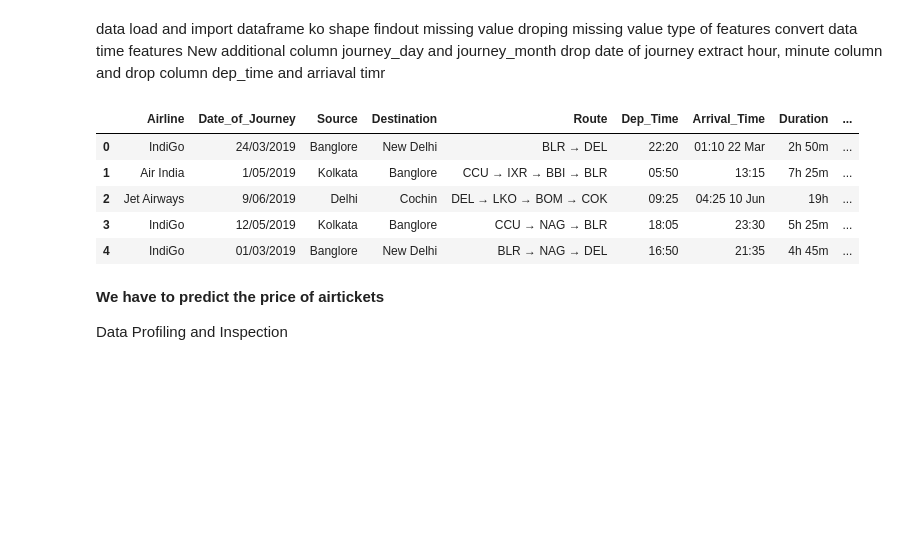
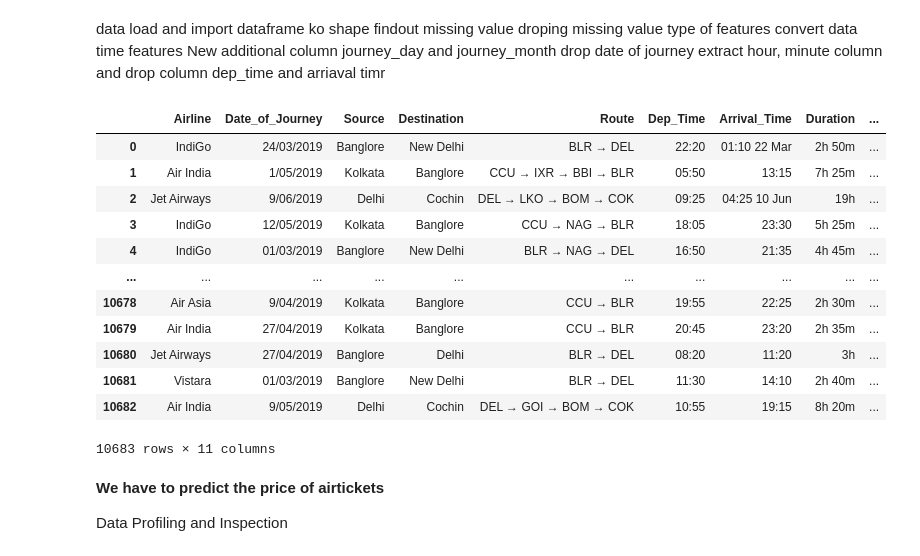
Before and after one commit to bhandariarun/KMC, a Jupyter notebook: week7/day_02/Price_Predictions.ipynb, the cells around one changed output. Drawn from its saved outputs; the diff is of its cells as text; code cells hidden in the pictures; blank space fills up the shorter version.

```diff
--- a/week7/day_02/Price_Predictions.ipynb
+++ b/week7/day_02/Price_Predictions.ipynb
@@ -12,14 +12,21 @@ extract hour, minute column and drop column dep_time and arriaval timr
 import pandas as pd
 # %%
 df = pd.read_excel('Data_Train.xlsx')
-df.head()
+df
 # %% [output]
 |  | Airline | Date_of_Journey | Source | Destination | Route | Dep_Time | Arrival_Time | Duration | ... |
 | 0 | IndiGo | 24/03/2019 | Banglore | New Delhi | BLR → DEL | 22:20 | 01:10 22 Mar | 2h 50m | ... |
 | 1 | Air India | 1/05/2019 | Kolkata | Banglore | CCU → IXR → BBI → BLR | 05:50 | 13:15 | 7h 25m | ... |
 | 2 | Jet Airways | 9/06/2019 | Delhi | Cochin | DEL → LKO → BOM → COK | 09:25 | 04:25 10 Jun | 19h | ... |
 | 3 | IndiGo | 12/05/2019 | Kolkata | Banglore | CCU → NAG → BLR | 18:05 | 23:30 | 5h 25m | ... |
 | 4 | IndiGo | 01/03/2019 | Banglore | New Delhi | BLR → NAG → DEL | 16:50 | 21:35 | 4h 45m | ... |
+| ... | ... | ... | ... | ... | ... | ... | ... | ... | ... |
+| 10678 | Air Asia | 9/04/2019 | Kolkata | Banglore | CCU → BLR | 19:55 | 22:25 | 2h 30m | ... |
+| 10679 | Air India | 27/04/2019 | Kolkata | Banglore | CCU → BLR | 20:45 | 23:20 | 2h 35m | ... |
+| 10680 | Jet Airways | 27/04/2019 | Banglore | Delhi | BLR → DEL | 08:20 | 11:20 | 3h | ... |
+| 10681 | Vistara | 01/03/2019 | Banglore | New Delhi | BLR → DEL | 11:30 | 14:10 | 2h 40m | ... |
+| 10682 | Air India | 9/05/2019 | Delhi | Cochin | DEL → GOI → BOM → COK | 10:55 | 19:15 | 8h 20m | ... |
+10683 rows × 11 columns
 # %% [markdown]
 **We have to predict the price of airtickets**
 
```
Also changed, not shown: parts of 87 cells of this notebook.
